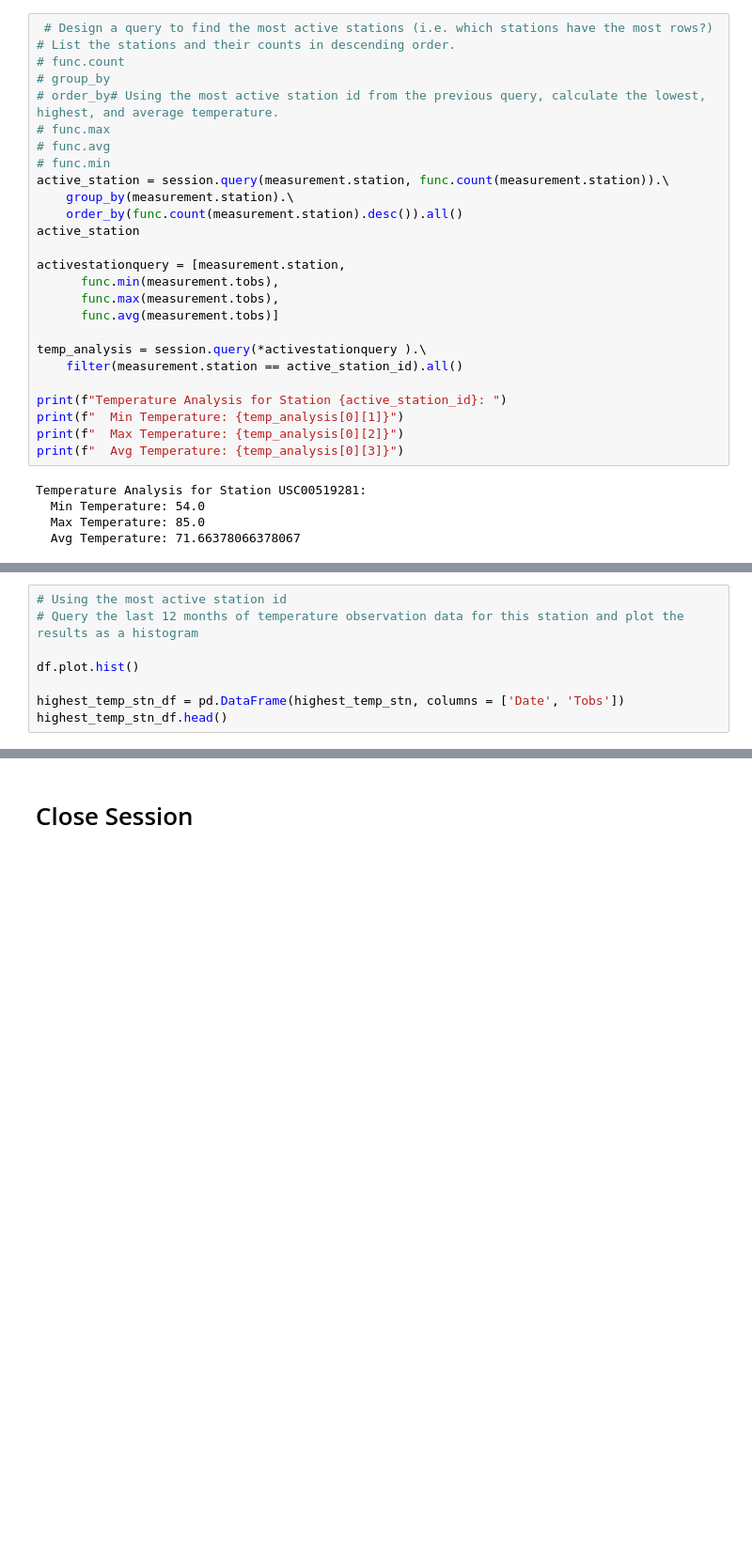
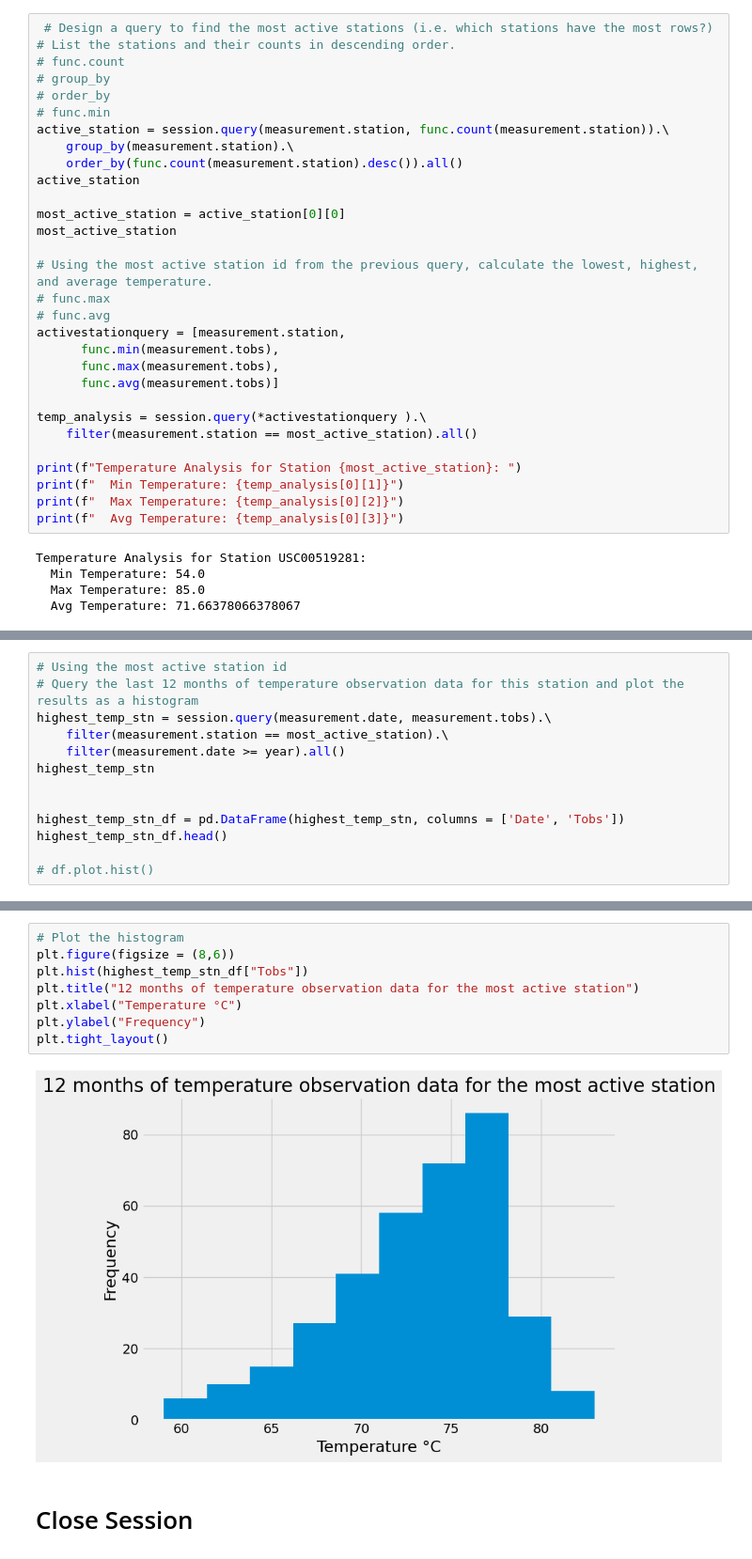
Before and after one commit to jodyannf/sqlalchemy_challenge, a Jupyter notebook: SurfsUp/climate_starter.ipynb, the cells around one changed output, grey strips where cells are left out. Shown at 94% size. Cells and saved outputs as stored; diff of their text form; blank space fills up the shorter version.

```diff
--- a/SurfsUp/climate_starter.ipynb
+++ b/SurfsUp/climate_starter.ipynb
@@ -93,24 +93,28 @@ number_stations
 # List the stations and their counts in descending order.
 # func.count
 # group_by
-# order_by# Using the most active station id from the previous query, calculate the lowest, highest, and average temperature.
-# func.max
-# func.avg
+# order_by
 # func.min
 active_station = session.query(measurement.station, func.count(measurement.station)).\
     group_by(measurement.station).\
     order_by(func.count(measurement.station).desc()).all()
 active_station
 
+most_active_station = active_station[0][0]
+most_active_station
+
+# Using the most active station id from the previous query, calculate the lowest, highest, and average temperature.
+# func.max
+# func.avg
 activestationquery = [measurement.station,
       func.min(measurement.tobs),
       func.max(measurement.tobs),
       func.avg(measurement.tobs)]
 
 temp_analysis = session.query(*activestationquery ).\
-    filter(measurement.station == active_station_id).all()
+    filter(measurement.station == most_active_station).all()
 
-print(f"Temperature Analysis for Station {active_station_id}: ")
+print(f"Temperature Analysis for Station {most_active_station}: ")
 print(f"  Min Temperature: {temp_analysis[0][1]}")
 print(f"  Max Temperature: {temp_analysis[0][2]}")
 print(f"  Avg Temperature: {temp_analysis[0][3]}")
@@ -143,11 +126,16 @@ active_station
 # %%
 # Using the most active station id
 # Query the last 12 months of temperature observation data for this station and plot the results as a histogram
+highest_temp_stn = session.query(measurement.date, measurement.tobs).\
+    filter(measurement.station == most_active_station).\
+    filter(measurement.date >= year).all()
+highest_temp_stn
 
-df.plot.hist()
 
 highest_temp_stn_df = pd.DataFrame(highest_temp_stn, columns = ['Date', 'Tobs'])
 highest_temp_stn_df.head()
+
+# df.plot.hist()
 # %% [output]
 |  | Date | Tobs |
 | 0 | 2016-08-23 | 77.0 |
@@ -159,3 +146,13 @@ highest_temp_stn_df.head()
+# %%
+# Plot the histogram
+plt.figure(figsize = (8,6))
+plt.hist(highest_temp_stn_df["Tobs"])
+plt.title("12 months of temperature observation data for the most active station")
+plt.xlabel("Temperature °C")
+plt.ylabel("Frequency")
+plt.tight_layout()
+# %% [output]
+[figure, added]
 # %% [markdown]
 # Close Session
 # %%
```
Also changed, not shown: parts of 2 cells of this notebook, 3 other files.
